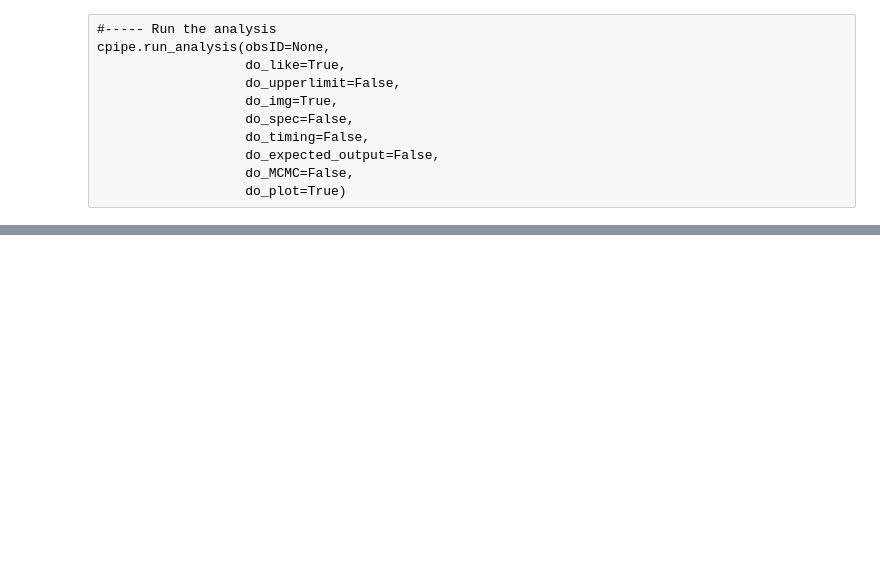
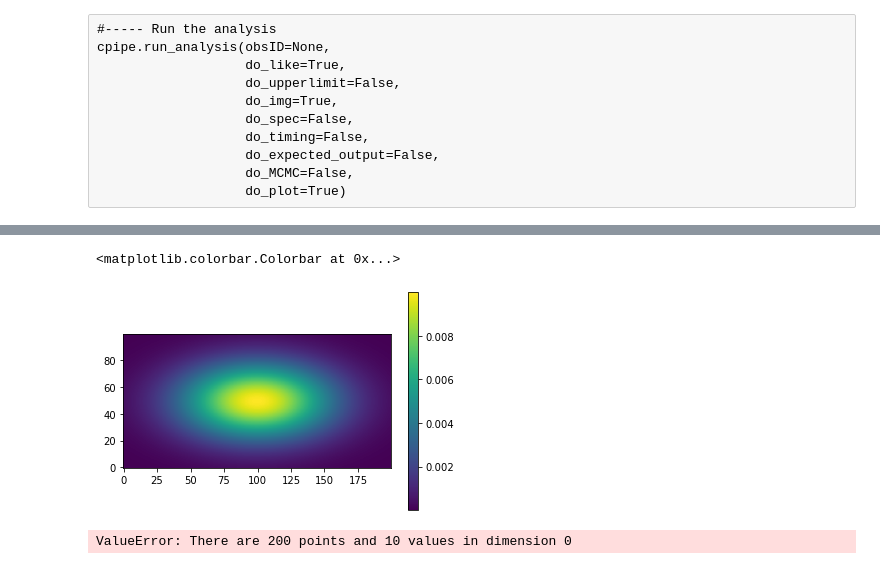
Before and after one commit to remi-adam/kesacco, a Jupyter notebook: notebook/development.ipynb, the cells around one changed output, grey strips where cells are left out. Drawn from its saved outputs; the diff is of its cells as text; code cells hidden in the pictures; blank space fills up the shorter version.

```diff
--- a/notebook/development.ipynb
+++ b/notebook/development.ipynb
@@ -264,0 +216,36 @@ plt.ylabel('TS')
+# %%
+x = np.linspace(-3,3, 200)
+y = np.linspace(-3,3, 100)
+e = np.logspace(1,3, 20)
+p1 = np.linspace(1,3, 11)
+p2 = np.linspace(2,3, 10)
+# %%
+def value_func_5d(x, y, e, p1, p2):
+    x_grid = (np.tile(x, (len(p2), len(p1), len(e), len(y), 1)))
+    x_grid = np.transpose(x_grid, axes=(0,1,2,3,4))
+    y_grid = (np.tile(y, (len(p2), len(p1), len(e), len(x), 1)))
+    y_grid = np.transpose(y_grid, axes=(0,1,2,4,3))
+    e_grid = (np.tile(e, (len(p2), len(p1), len(y), len(x), 1)))
+    e_grid = np.transpose(e_grid, axes=(0,1,4,2,3))
+    p1_grid = (np.tile(p1, (len(p2), len(e), len(y), len(x), 1)))
+    p1_grid = np.transpose(p1_grid, axes=(0,4,1,2,3))
+    p2_grid = (np.tile(p2, (len(p1), len(e), len(y), len(x), 1)))
+    p2_grid = np.transpose(p2_grid, axes=(4,0,1,2,3))
+
+    rad = (x_grid**2+y_grid**2)**0.5
+    func = np.exp(-rad**2/2.0/p1_grid**2)*e_grid**-p2_grid
+    return func
+# %%
+model = value_func_5d(x,y,e,p1,p2)
+# %%
+plt.imshow(model[0,1,0,:,:], origin='lower')
+plt.colorbar()
+# %% [output]
+<matplotlib.colorbar.Colorbar at 0x...>
+[figure, added]
+# %%
+point = np.array([10, 10, 10, p1[2], p2[3]])
+points = (x, y, e, p1, p2)
+interpn(points, model, point)
+# %% [output]
+ValueError: There are 200 points and 10 values in dimension 0
```
Also changed, not shown: parts of 15 cells of this notebook, 2 other files.
